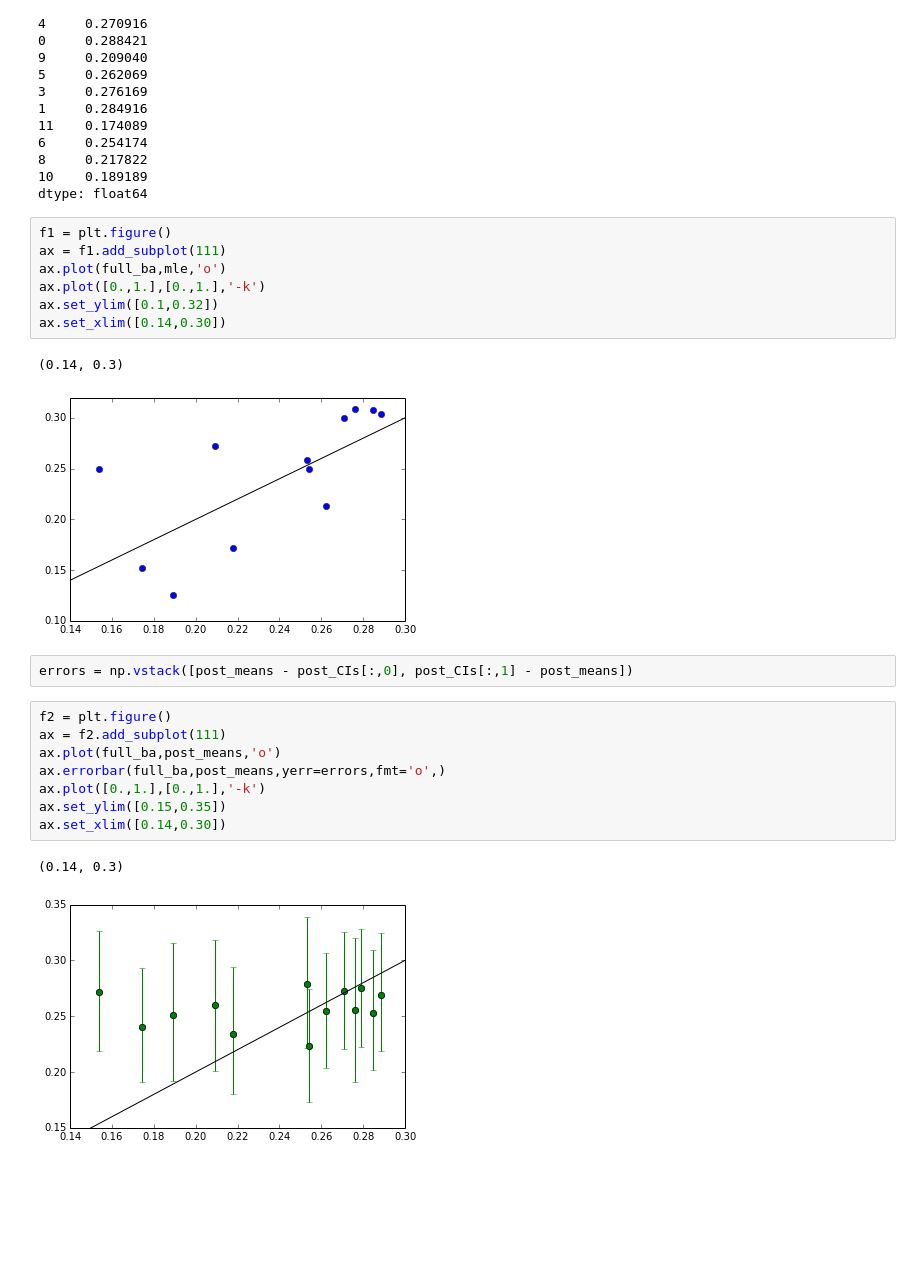
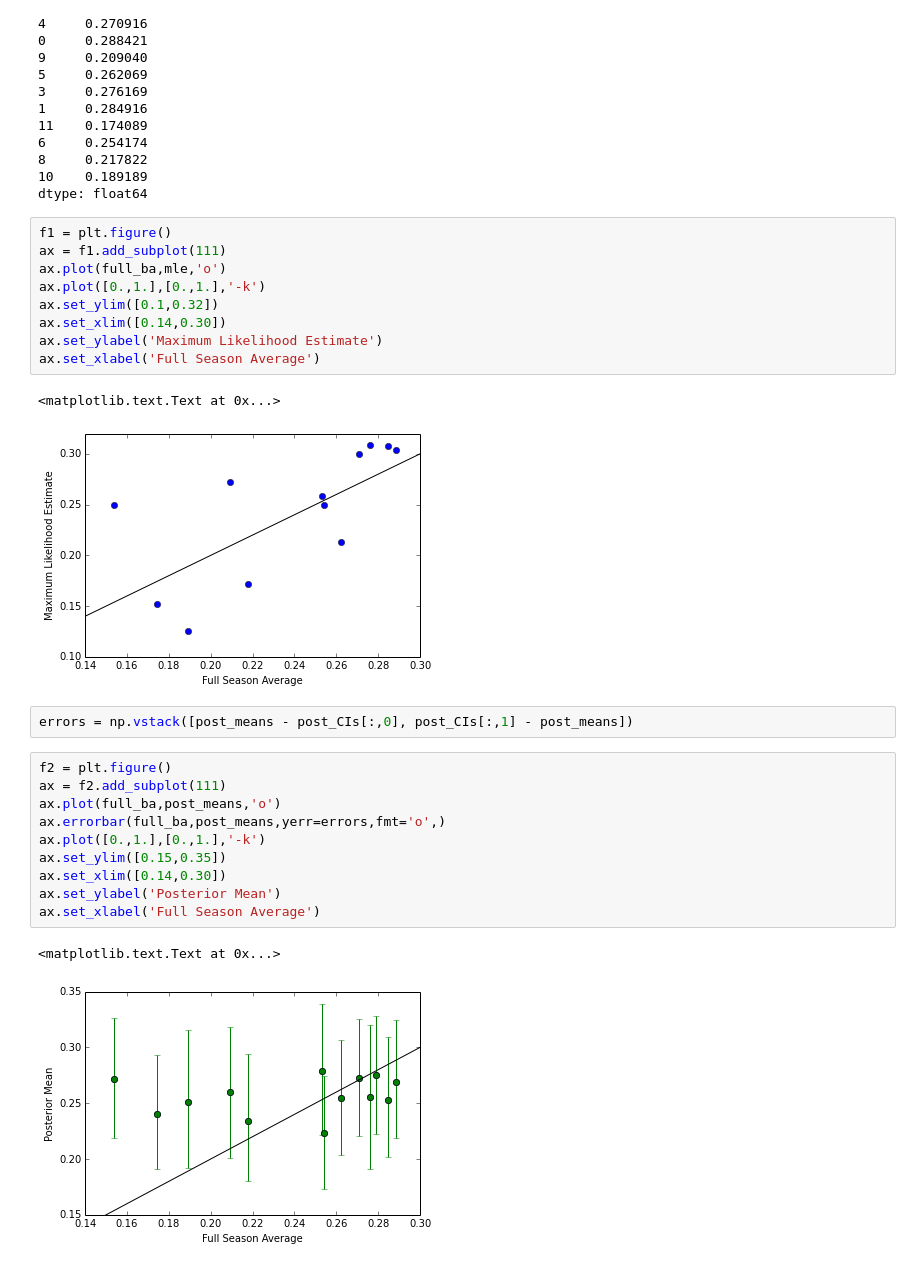
Before and after one commit to smwahl/ay250_swahl, a Jupyter notebook: hw_11/hw_11.ipynb, the cells around one changed output. Saved outputs shown, nothing was run; the diff lists cells and outputs as text; blank space fills up the shorter version.

Commit message:
added README and labeled plots

```diff
--- a/hw_11/hw_11.ipynb
+++ b/hw_11/hw_11.ipynb
@@ -203,19 +203,23 @@ ax.plot(full_ba,mle,'o')
 ax.plot([0.,1.],[0.,1.],'-k')
 ax.set_ylim([0.1,0.32])
 ax.set_xlim([0.14,0.30])
+ax.set_ylabel('Maximum Likelihood Estimate')
+ax.set_xlabel('Full Season Average')
 # %% [output]
-(0.14, 0.3)
+<matplotlib.text.Text at 0x...>
-[figure, old version]
+[figure, new version]
 # %%
 errors = np.vstack([post_means - post_CIs[:,0], post_CIs[:,1] - post_means])
 # %%
 f2 = plt.figure()
 ax = f2.add_subplot(111)
 ax.plot(full_ba,post_means,'o')
 ax.errorbar(full_ba,post_means,yerr=errors,fmt='o',)
 ax.plot([0.,1.],[0.,1.],'-k')
 ax.set_ylim([0.15,0.35])
 ax.set_xlim([0.14,0.30])
+ax.set_ylabel('Posterior Mean')
+ax.set_xlabel('Full Season Average')
 # %% [output]
-(0.14, 0.3)
+<matplotlib.text.Text at 0x...>
-[figure, old version]
+[figure, new version]
```
Also changed, not shown: parts of 1 cell of this notebook.
